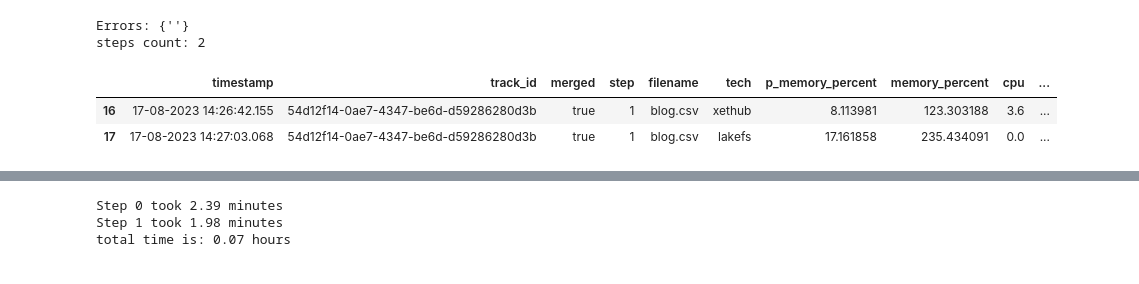
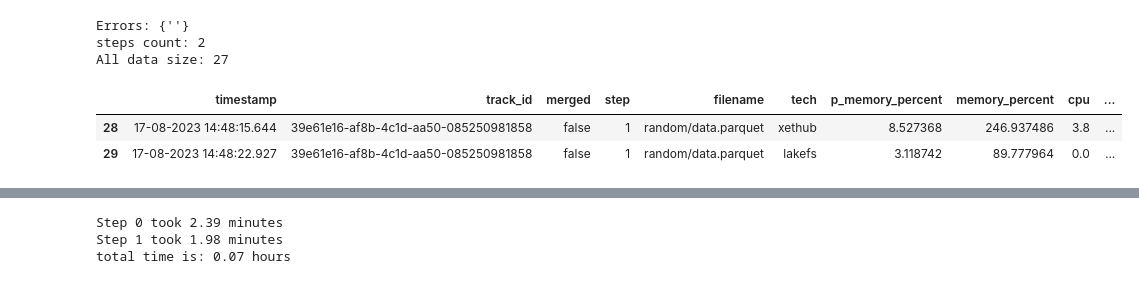
Before and after one commit to xdssio/versioning-article, a Jupyter notebook: notebooks/Analysis.ipynb, the cells around one changed output, grey strips where cells are left out. Cells and saved outputs as stored; diff of their text form; code cells hidden in the pictures.

```diff
--- a/notebooks/Analysis.ipynb
+++ b/notebooks/Analysis.ipynb
@@ -1,27 +1,29 @@
 # %%
 from xetrack import Reader
 import plotly.express as px
 import plotly.graph_objects as go
 from plotly.subplots import make_subplots
 # import plotly.io as pio
 # pio.renderers.default='notebook'
-
+WORKFLOW = 'append' # random, taxi
 df = Reader('../output/stats.db').to_df()
 df = df[df['tech'] != 'shutil']
 df = df[df['tech'] != 'm1']
 df['name'] = df['name'].str.replace('_',' ')
 df['function'] = df['function'].str.replace('_',' ')
 df['function'] = df['function'].str.replace(' new upload','').str.replace(' merged upload','')
 df['mb/s'] = df['file_bytes']/df['time']
 print(f"Errors: {set(df['error'].fillna('').values)}")
 print(f"steps count: {df['step'].max()+1}")
+print(f"All data size: {len(df)}")
 df.tail(2)
 # %% [output]
 Errors: {''}
 steps count: 2
+All data size: 27
 |  | timestamp | track_id | merged | step | filename | tech | p_memory_percent | memory_percent | cpu | ... |
-| 16 | 17-08-2023 14:26:42.155 | 54d12f14-0ae7-4347-be6d-d59286280d3b | true | 1 | blog.csv | xethub | 8.113981 | 123.303188 | 3.6 | ... |
-| 17 | 17-08-2023 14:27:03.068 | 54d12f14-0ae7-4347-be6d-d59286280d3b | true | 1 | blog.csv | lakefs | 17.161858 | 235.434091 | 0.0 | ... |
+| 28 | 17-08-2023 14:48:15.644 | 39e61e16-af8b-4c1d-aa50-085250981858 | false | 1 | random/data.parquet | xethub | 8.527368 | 246.937486 | 3.8 | ... |
+| 29 | 17-08-2023 14:48:22.927 | 39e61e16-af8b-4c1d-aa50-085250981858 | false | 1 | random/data.parquet | lakefs | 3.118742 | 89.777964 | 0.0 | ... |
 # %%
 fig = px.bar(df, x='function', y='mb/s', color='tech')
 fig.show()
```
Also changed, not shown: parts of 1 cell of this notebook, 8 other files.
